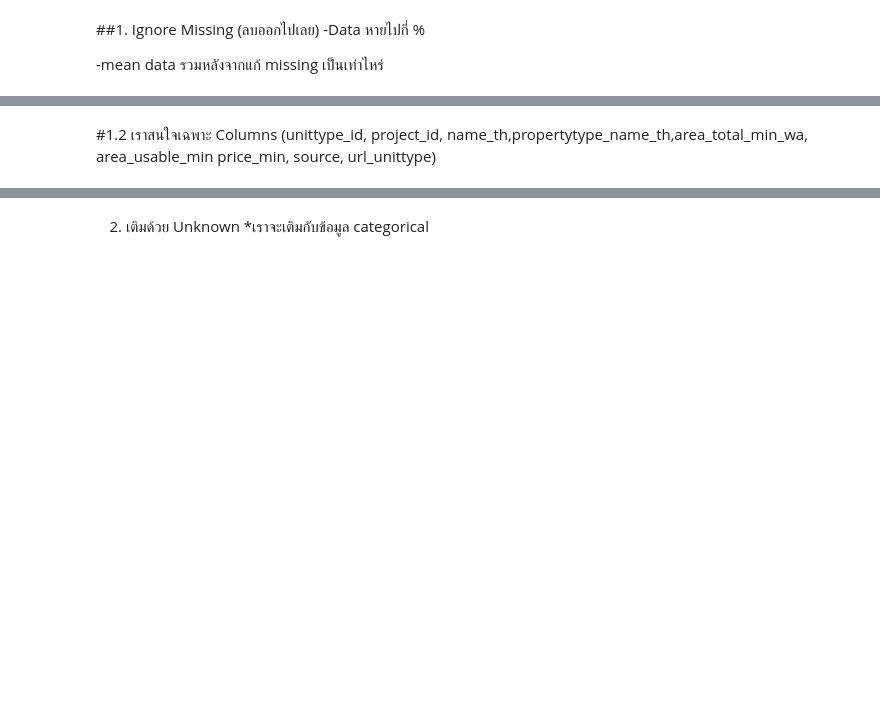
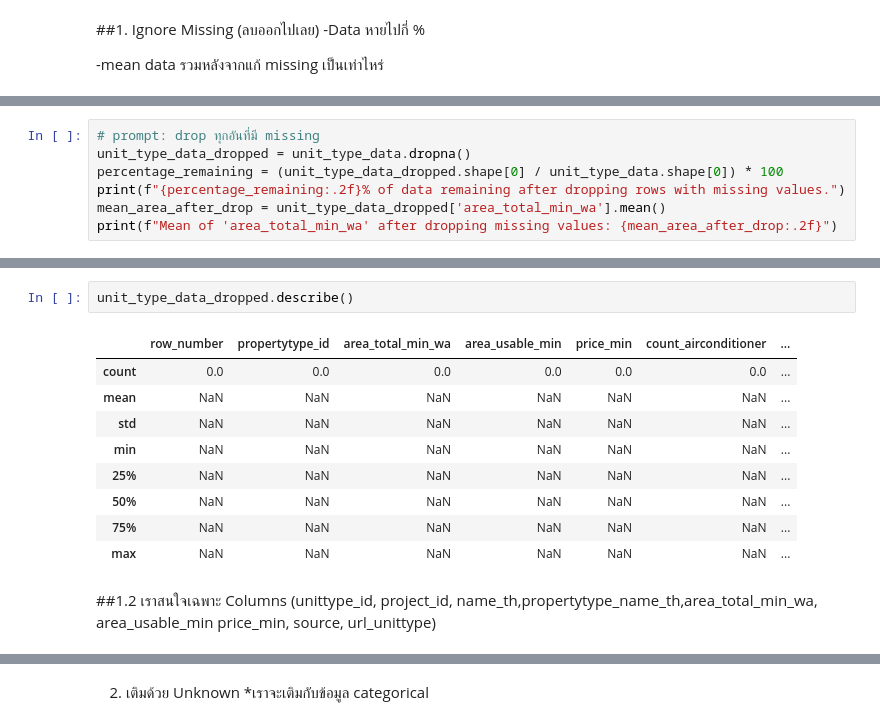
Before and after one commit to Natkitta252603/bsc_dpdm24, a Jupyter notebook: Chapter3_Data_Preprocessing.ipynb, the cells around one changed output, grey strips where cells are left out. Saved outputs shown, nothing was run; the diff lists cells and outputs as text; blank space fills up the shorter version.

```diff
--- a/Chapter3_Data_Preprocessing.ipynb
+++ b/Chapter3_Data_Preprocessing.ipynb
@@ -97,0 +110,7 @@ dtype: bool
+# %%
+# prompt: drop ทุกอันที่มี missing
+unit_type_data_dropped = unit_type_data.dropna()
+percentage_remaining = (unit_type_data_dropped.shape[0] / unit_type_data.shape[0]) * 100
+print(f"{percentage_remaining:.2f}% of data remaining after dropping rows with missing values.")
+mean_area_after_drop = unit_type_data_dropped['area_total_min_wa'].mean()
+print(f"Mean of 'area_total_min_wa' after dropping missing values: {mean_area_after_drop:.2f}")
@@ -98,2 +131,14 @@ dtype: bool
+# %%
+unit_type_data_dropped.describe()
+# %% [output]
+|  | row_number | propertytype_id | area_total_min_wa | area_usable_min | price_min | count_airconditioner | ... |
+| count | 0.0 | 0.0 | 0.0 | 0.0 | 0.0 | 0.0 | ... |
+| mean | NaN | NaN | NaN | NaN | NaN | NaN | ... |
+| std | NaN | NaN | NaN | NaN | NaN | NaN | ... |
+| min | NaN | NaN | NaN | NaN | NaN | NaN | ... |
+| 25% | NaN | NaN | NaN | NaN | NaN | NaN | ... |
+| 50% | NaN | NaN | NaN | NaN | NaN | NaN | ... |
+| 75% | NaN | NaN | NaN | NaN | NaN | NaN | ... |
+| max | NaN | NaN | NaN | NaN | NaN | NaN | ... |
 # %% [markdown]
-#1.2 เราสนใจเฉพาะ Columns (unittype_id, project_id, name_th,propertytype_name_th,area_total_min_wa, area_usable_min price_min, source, url_unittype)
+##1.2 เราสนใจเฉพาะ Columns (unittype_id, project_id, name_th,propertytype_name_th,area_total_min_wa, area_usable_min price_min, source, url_unittype)
```
Also changed, not shown: parts of 33 cells of this notebook.
